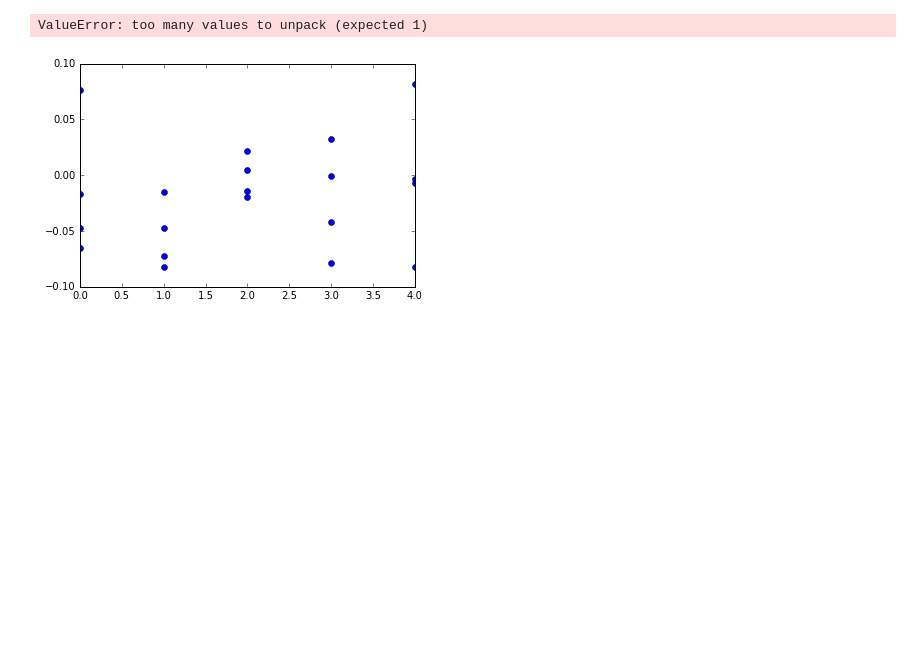
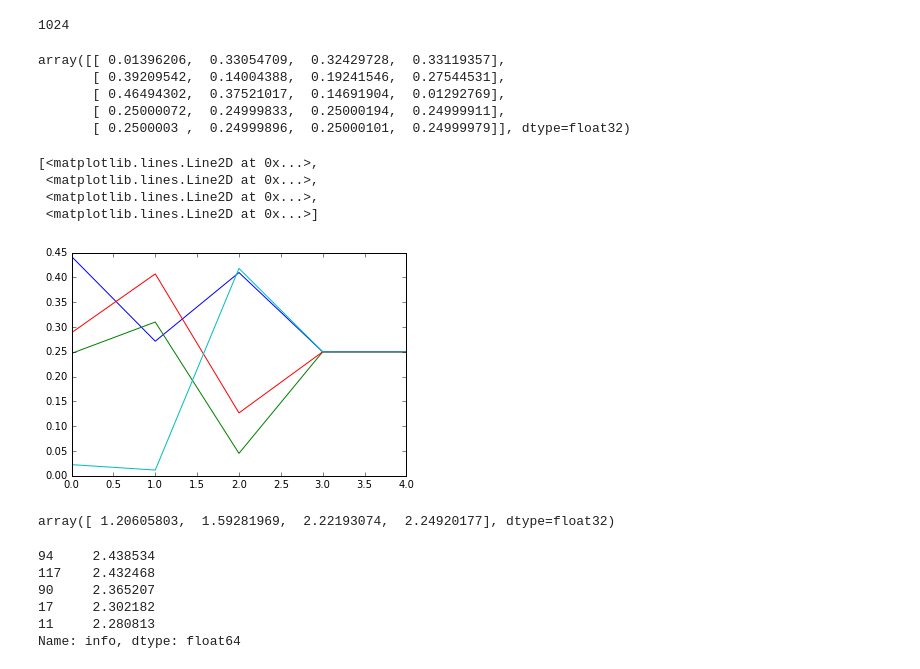
Before and after one commit to DSLituiev/poisson_footprints, a Jupyter notebook: src/visualize.ipynb, the cells around one changed output. Cells and saved outputs as stored; diff of their text form; code cells hidden in the pictures; blank space fills up the shorter version.

```diff
--- a/src/visualize.ipynb
+++ b/src/visualize.ipynb
@@ -108,7 +130,32 @@ GTGTG
+# %%
+4**5
+# %% [output]
+1024
+# %%
+def softmax(x, axis=1):
+    return np.exp(x)/(np.exp(x).sum(axis=axis)[:,None])
+
+softmax(
+    xval.squeeze().transpose(2,0,1)[2],
+    axis=1)
+# %% [output]
+array([[ 0.01396206,  0.33054709,  0.32429728,  0.33119357],
+       [ 0.39209542,  0.14004388,  0.19241546,  0.27544531],
+       [ 0.46494302,  0.37521017,  0.14691904,  0.01292769],
+       [ 0.25000072,  0.24999833,  0.25000194,  0.24999911],
+       [ 0.2500003 ,  0.24999896,  0.25000101,  0.24999979]], dtype=float32)
 # %%
 t = np.arange(5)
 # plt.stem(t, xval[0].transpose(2,1,0)[0].T)
-plt.stem(t, xval[0].transpose(2,1,0)[0].T,)
+plt.plot(t, softmax(xval.squeeze().transpose(2,0,1)[4]),)
 # %% [output]
-ValueError: too many values to unpack (expected 1)
+[<matplotlib.lines.Line2D at 0x...>,
+ <matplotlib.lines.Line2D at 0x...>,
+ <matplotlib.lines.Line2D at 0x...>,
+ <matplotlib.lines.Line2D at 0x...>]
-[figure, old version]
+[figure, new version]
+# %%
+x = xval.squeeze().transpose(2,0,1)[7]
+-(x*(2**x)).sum(0)#.mean()
+# %% [output]
+array([ 1.20605803,  1.59281969,  2.22193074,  2.24920177], dtype=float32)
@@ -114,0 +167,9 @@ ValueError: too many values to unpack (expected 1)
+# %%
+inflist.sort_values(ascending=False)[:5]
+# %% [output]
+94     2.438534
+117    2.432468
+90     2.365207
+17     2.302182
+11     2.280813
+Name: info, dtype: float64
```
Also changed, not shown: parts of 11 cells of this notebook, 5 other files.
